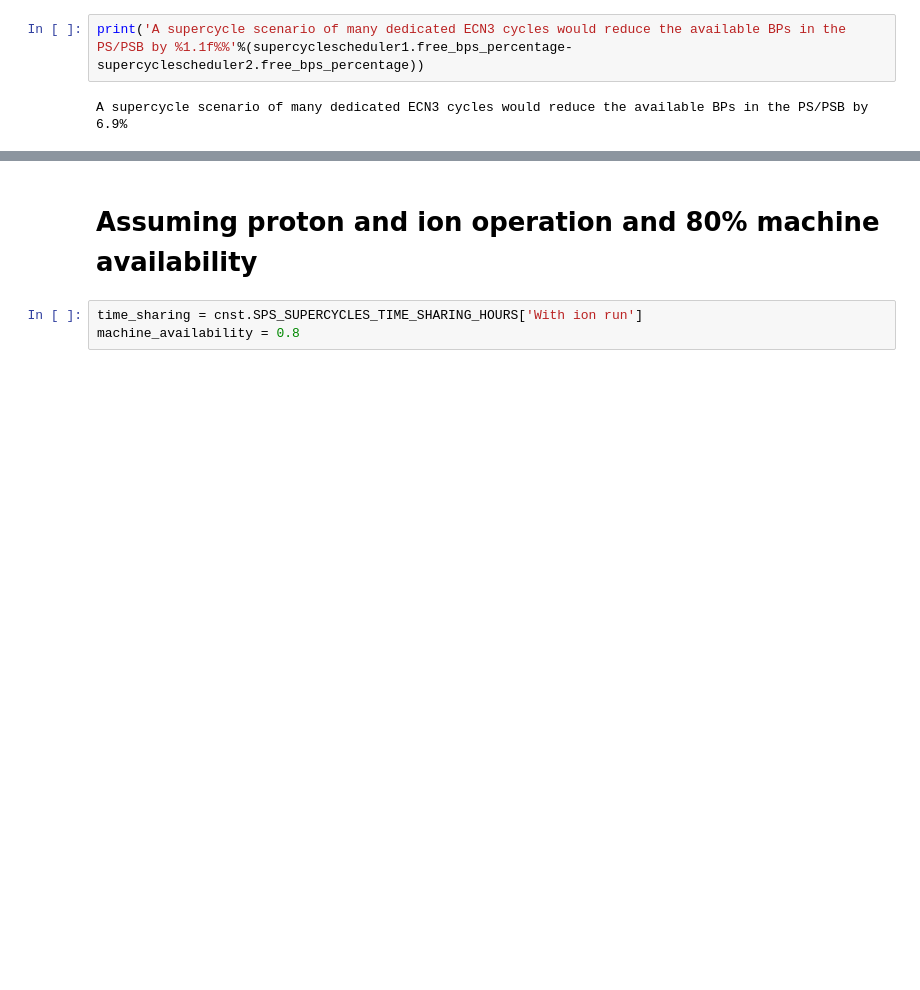
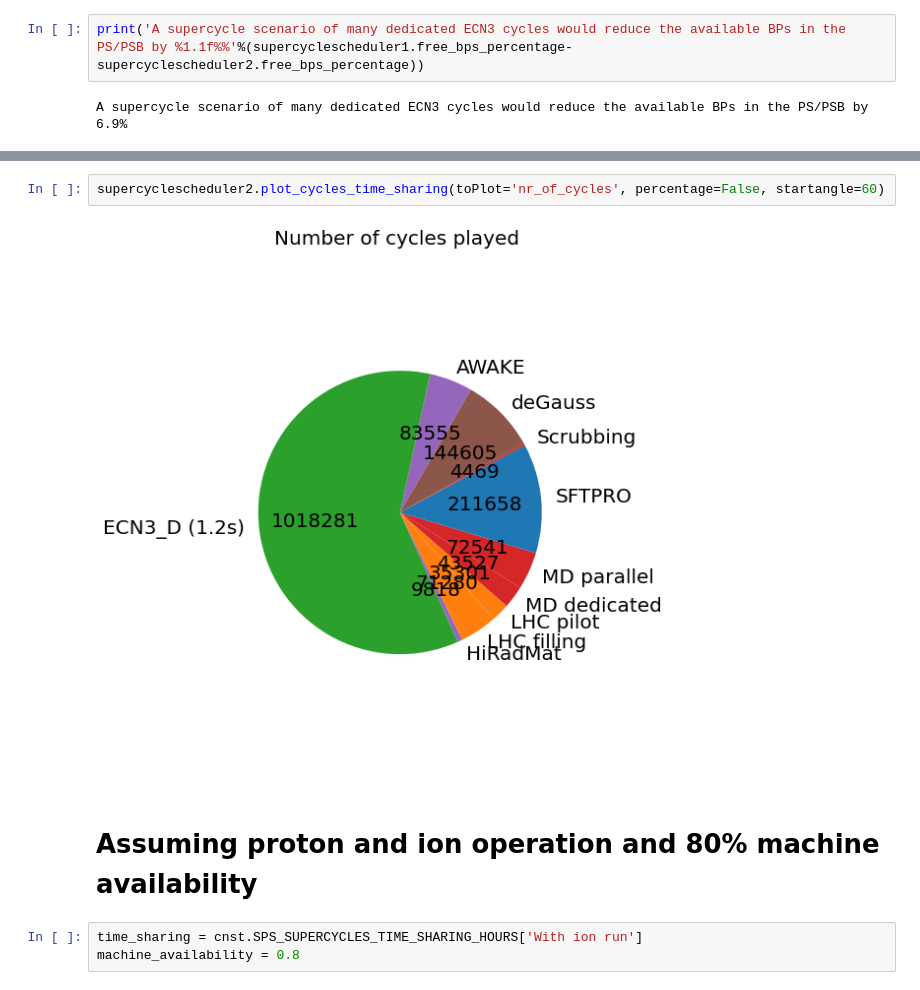
Before and after one commit to tprebiba/super-cycle-modelling, a Jupyter notebook: 02_calculate_future_BP_reduction_for_injectors.ipynb, the cells around one changed output, grey strips where cells are left out. Cells and saved outputs as stored; diff of their text form; blank space fills up the shorter version.

```diff
--- a/02_calculate_future_BP_reduction_for_injectors.ipynb
+++ b/02_calculate_future_BP_reduction_for_injectors.ipynb
@@ -96,3 +100,7 @@ A supercycle scenario of many dedicated ECN3 cycles would reduce the available B
+# %%
+supercyclescheduler2.plot_cycles_time_sharing(toPlot='nr_of_cycles', percentage=False, startangle=60)
+# %% [output]
+[figure, added]
 # %% [markdown]
 # Assuming proton and ion operation and 80% machine availability
 # %%
```
Also changed, not shown: parts of 3 cells of this notebook, 2 other files.
